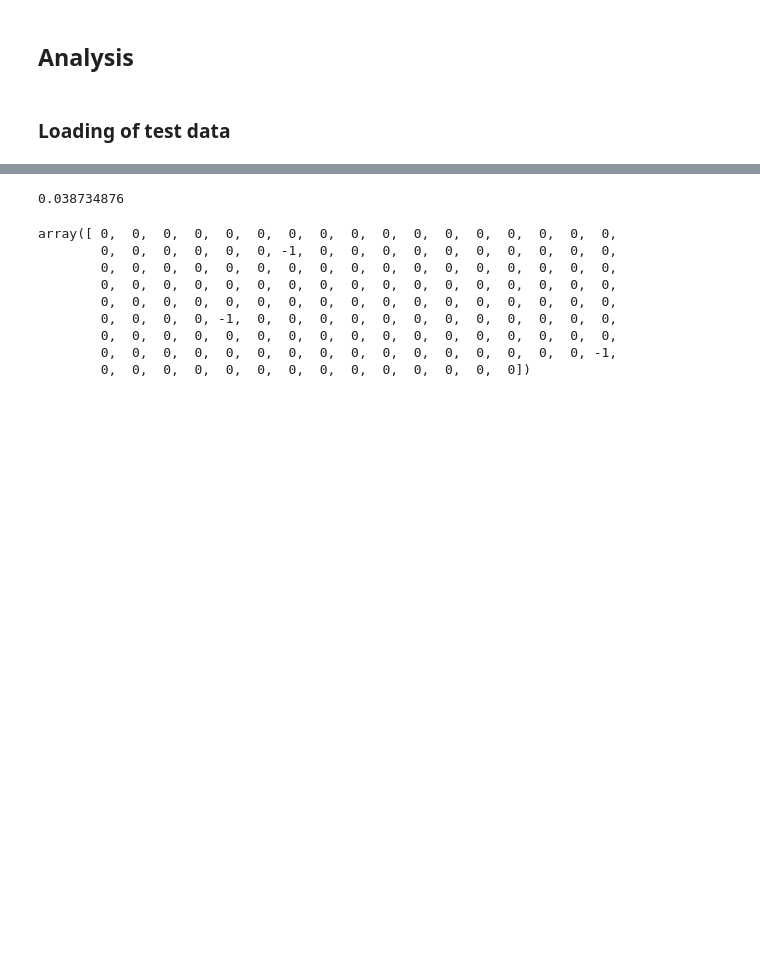
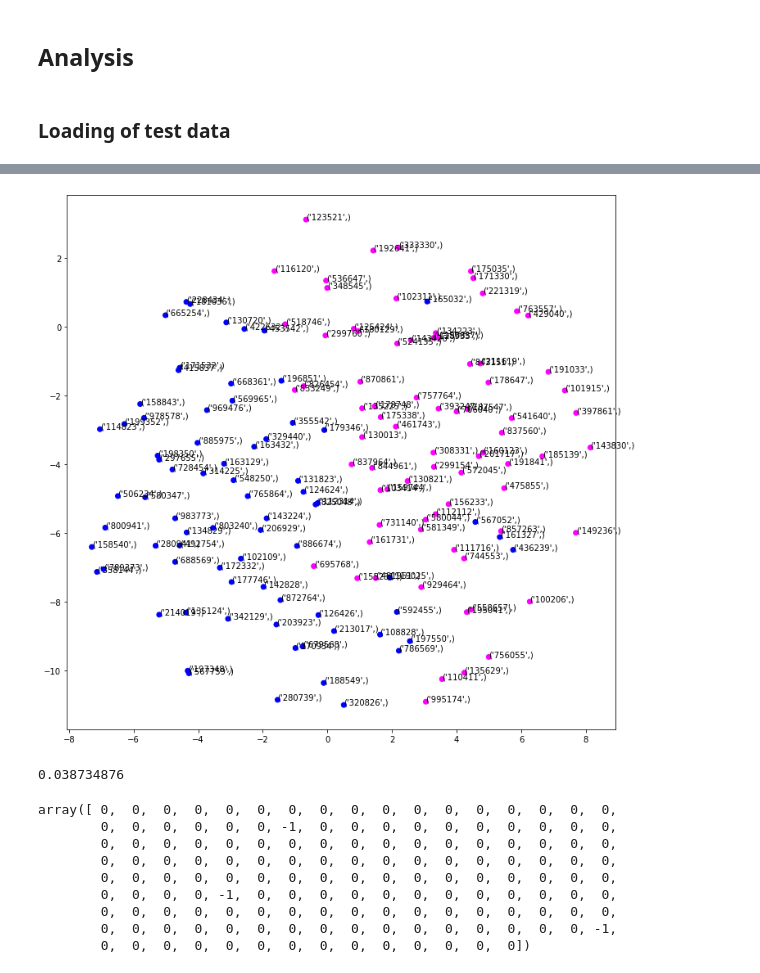
Before and after one commit to neurospin-projects/2021_jchavas_lguillon_deepcingulate, a Jupyter notebook: betaVAE/latent_space_analysis.ipynb, the cells around one changed output, grey strips where cells are left out. Cells and saved outputs as stored; diff of their text form; code cells hidden in the pictures; blank space fills up the shorter version.

```diff
--- a/betaVAE/latent_space_analysis.ipynb
+++ b/betaVAE/latent_space_analysis.ipynb
@@ -95,3 +121,21 @@ metrics.silhouette_score(X_embedded, kmeans2d)
+# %%
+X_embedded = TSNE(n_components=2).fit_transform(X)
+color_dict = {'test': 'blue', 'benchmark': 'magenta'}
+
+x = [X_embedded[k][0] for k in range(150)]
+y = [X_embedded[k][1] for k in range(150)]
+
+col = ['blue' if kmeans2d[k]==0 else 'magenta' for k in range(len(kmeans2d))]
+
+fig = plt.figure(figsize=(12,12))
+ax = fig.add_subplot(111)
+ax.scatter(x, y, c=col)
+
+n = list(results['test'].keys())
+for i, txt in enumerate(n):
+    ax.annotate(txt, (x[i], y[i]))
+# %% [output]
+[figure, added]
 # %%
 # Kmeans
 from sklearn.cluster import KMeans
```
Also changed, not shown: parts of 8 cells of this notebook.
